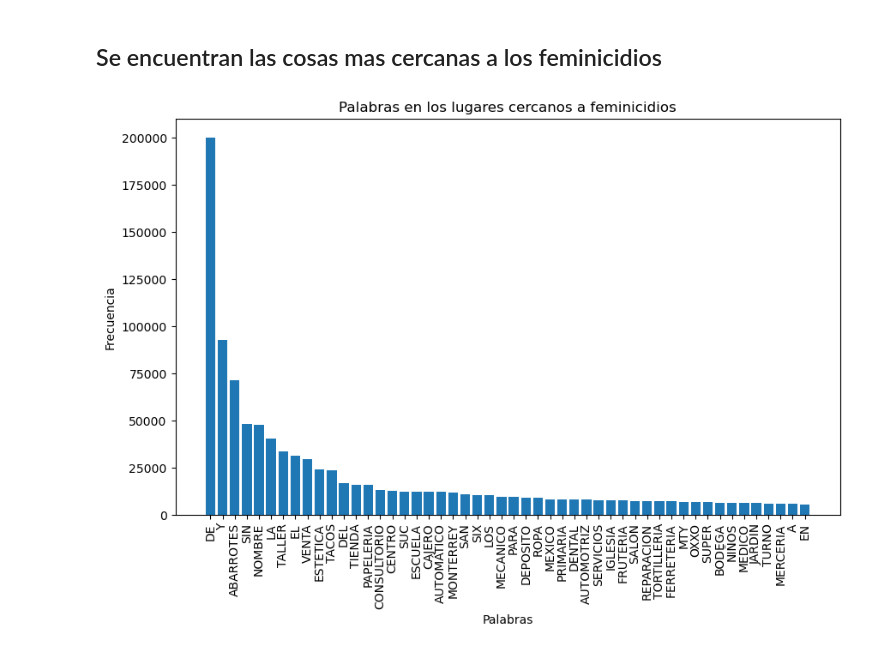
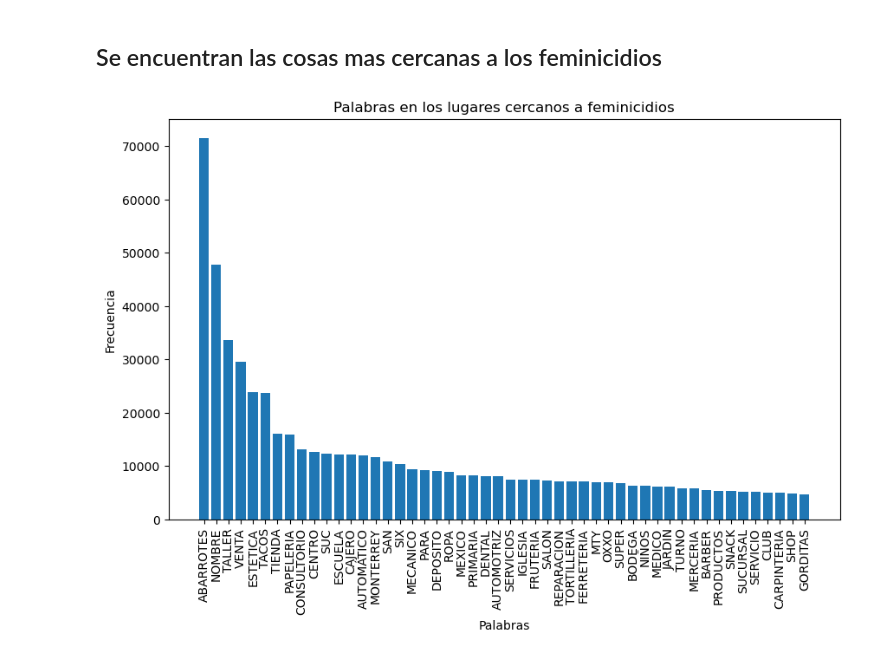
Before and after one commit to GeoSTATS-Monterrey/futuro-con-derechos, a Jupyter notebook: cerca.ipynb, the cells around one changed output. Cells and saved outputs as stored; diff of their text form; code cells hidden in the pictures.

```diff
--- a/cerca.ipynb
+++ b/cerca.ipynb
@@ -31,26 +31,26 @@ feminicidios['Cosas_Cerca'] = [process_index(index_array, denue) for index_array
 # %%
 from collections import Counter
 import matplotlib.pyplot as plt
 import re
 words = []
 for entry in feminicidios['Cosas_Cerca']:
     # Splitear en ;
     entry_words = re.findall(r'\b\w+\b', entry)
     words.extend(entry_words)
+quitar = ['DE', 'Y', 'SIN', 'LA', 'EL', 'DEL', 'LOS', 'A', 'EN', 'LAS', 'AL']
+filtered_words = [word for word in words if word.upper() not in quitar]
 
-
-word_counts = Counter(words)
+word_counts = Counter(filtered_words)
 labels, values = zip(*word_counts.items())
 sorted_labels, sorted_values = zip(*sorted(zip(labels, values), key=lambda x: x[1], reverse=True))
 # Palabras a quitar
-# quitar = ['DE', 'Y', 'SIN', 'LA', 'EL', 'DEL', 'LOS', 'A', 'EN']
-# filtered_words = [word for word in words if word.upper() not in quitar]
+
 plt.figure(figsize=(10, 6))
 plt.bar(sorted_labels[:50], sorted_values[:50])
 plt.xticks(rotation='vertical')
 plt.xlabel('Palabras')
 plt.ylabel('Frecuencia')
 plt.title('Palabras en los lugares cercanos a feminicidios')
 plt.show()
 # %% [output]
-[figure, old version]
+[figure, new version]
```
Also changed, not shown: parts of 1 cell of this notebook, 1 other file.
